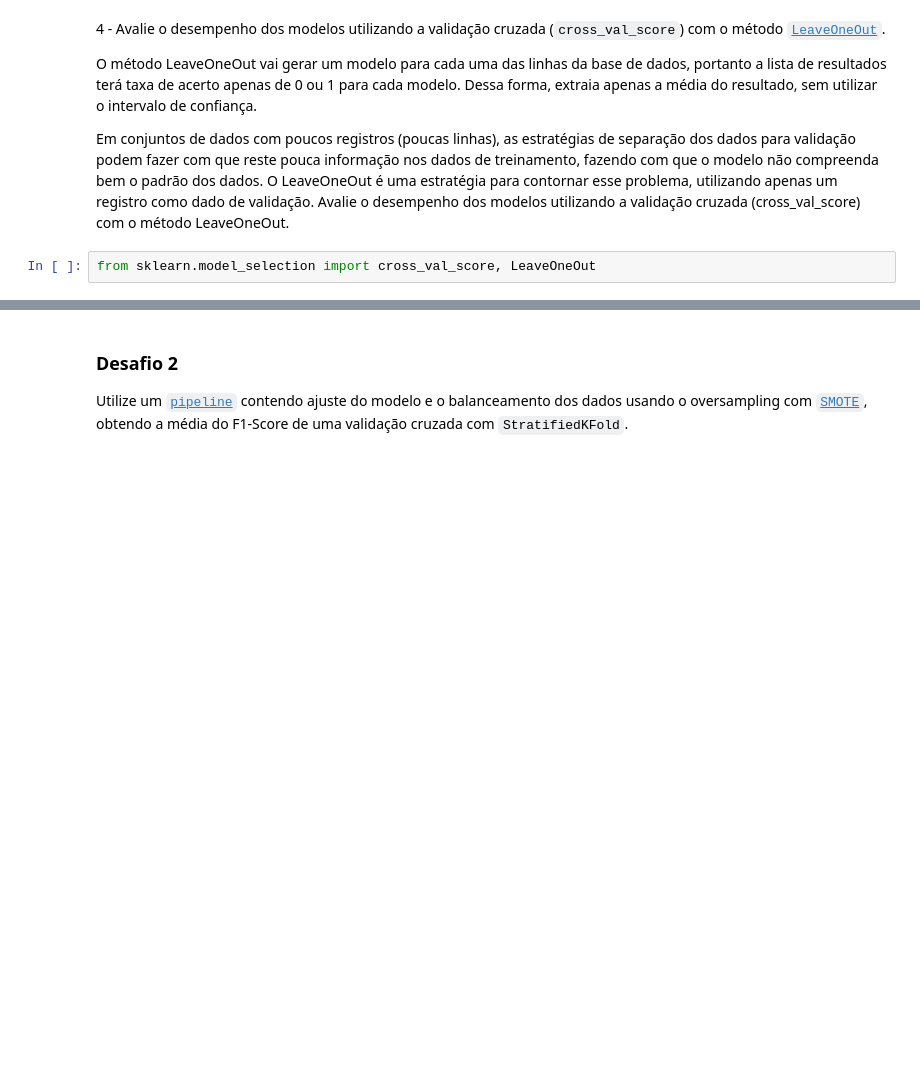
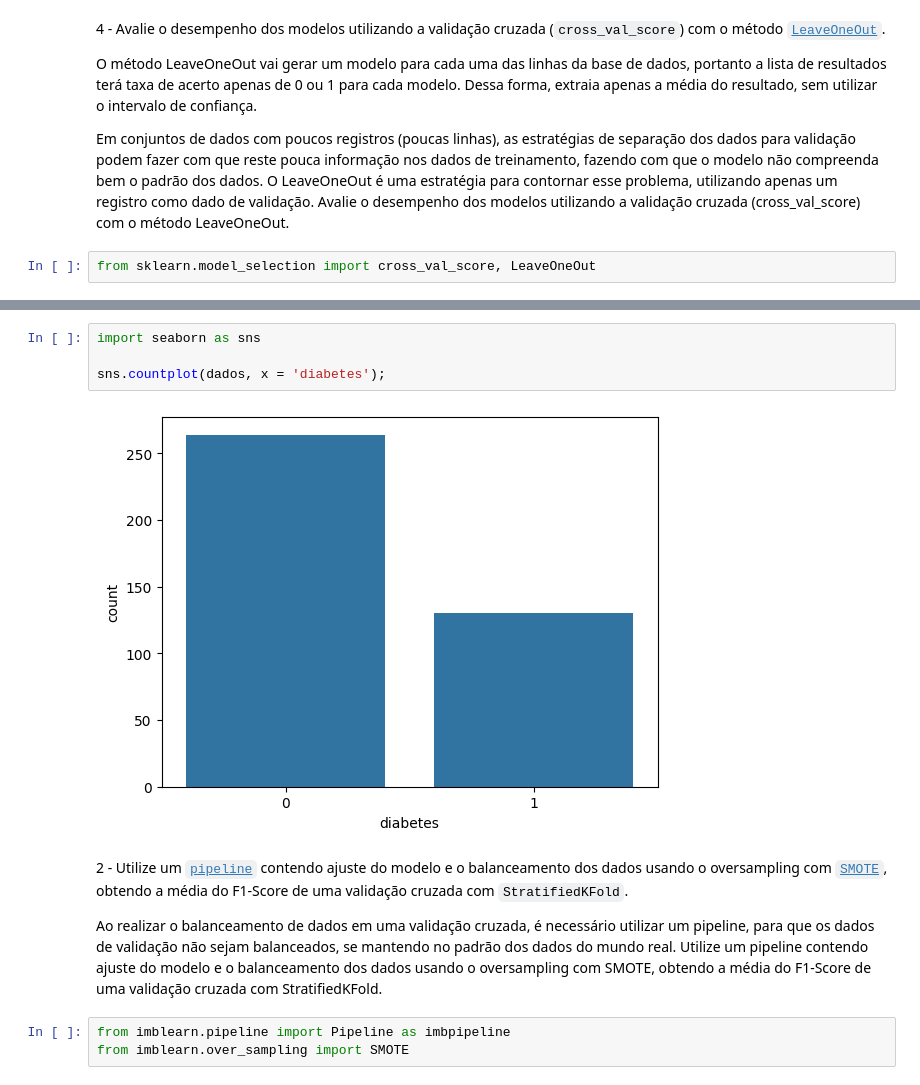
Before and after one commit to JCrpa/curso17_classificacao_validacao_de_modelos_metricas_de_avaliacao, a Jupyter notebook: desafio_hora_da_pratica/desafio_hora_da_pratica.ipynb, the cells around one changed output, grey strips where cells are left out. Drawn from its saved outputs; the diff is of its cells as text; blank space fills up the shorter version.

```diff
--- a/desafio_hora_da_pratica/desafio_hora_da_pratica.ipynb
+++ b/desafio_hora_da_pratica/desafio_hora_da_pratica.ipynb
@@ -265,4 +272,13 @@ Verifique a proporção de dados da variável alvo do conjunto de dados de diabe
+# %%
+import seaborn as sns
+
+sns.countplot(dados, x = 'diabetes');
+# %% [output]
+[figure, added]
 # %% [markdown]
-### Desafio 2
+2 - Utilize um [`pipeline`](https://imbalanced-learn.org/stable/references/generated/imblearn.pipeline.Pipeline.html) contendo ajuste do modelo e o balanceamento dos dados usando o oversampling com [`SMOTE`](https://imbalanced-learn.org/stable/references/generated/imblearn.over_sampling.SMOTE.html), obtendo a média do F1-Score de uma validação cruzada com `StratifiedKFold`.
 
-Utilize um [`pipeline`](https://imbalanced-learn.org/stable/references/generated/imblearn.pipeline.Pipeline.html) contendo ajuste do modelo e o balanceamento dos dados usando o oversampling com [`SMOTE`](https://imbalanced-learn.org/stable/references/generated/imblearn.over_sampling.SMOTE.html), obtendo a média do F1-Score de uma validação cruzada com `StratifiedKFold`.
+Ao realizar o balanceamento de dados em uma validação cruzada, é necessário utilizar um pipeline, para que os dados de validação não sejam balanceados, se mantendo no padrão dos dados do mundo real. Utilize um pipeline contendo ajuste do modelo e o balanceamento dos dados usando o oversampling com SMOTE, obtendo a média do F1-Score de uma validação cruzada com StratifiedKFold.
+# %%
+from imblearn.pipeline import Pipeline as imbpipeline
+from imblearn.over_sampling import SMOTE
```
Also changed, not shown: parts of 25 cells of this notebook.
